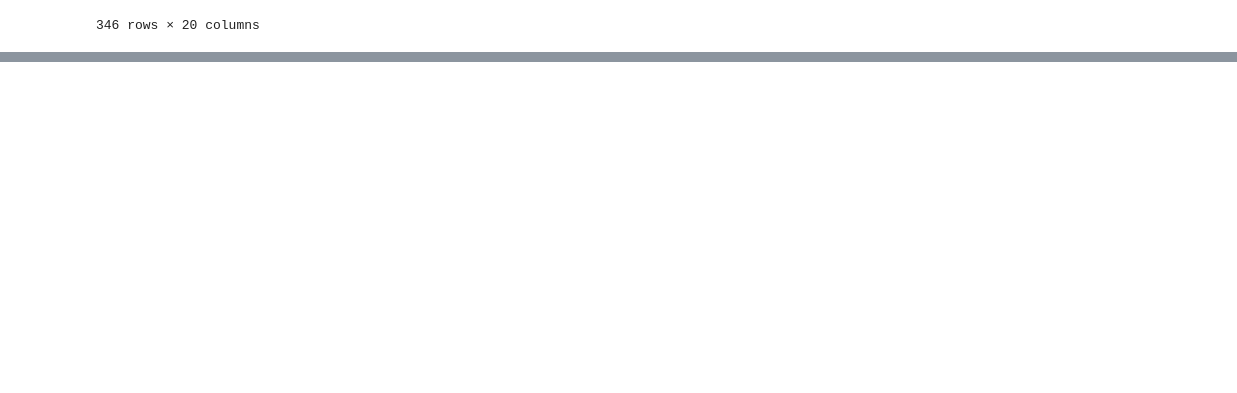
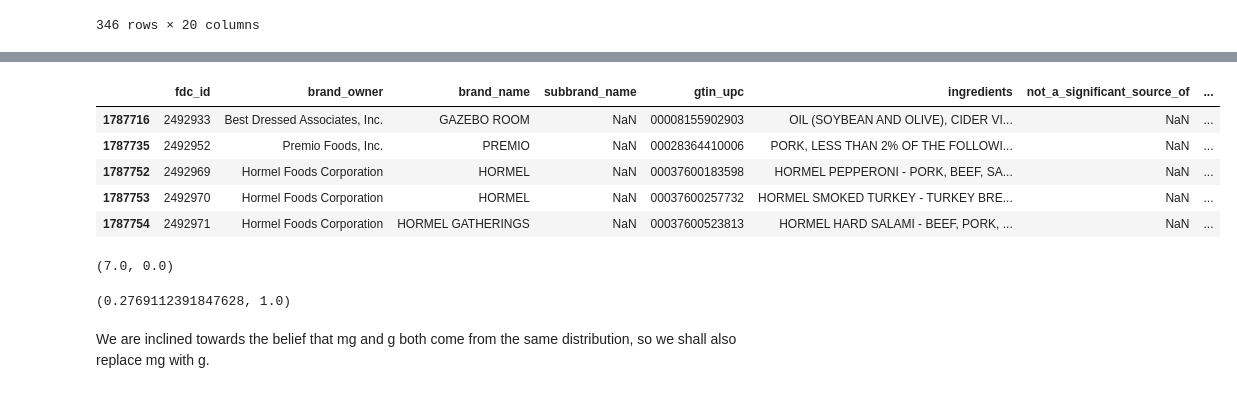
Before and after one commit to alexander-jensen/FDA-Data-Analysis, a Jupyter notebook: Branded Food Initial Data Analysis.ipynb, the cells around one changed output, grey strips where cells are left out. Drawn from its saved outputs; the diff is of its cells as text; code cells hidden in the pictures; blank space fills up the shorter version.

```diff
--- a/Branded Food Initial Data Analysis.ipynb
+++ b/Branded Food Initial Data Analysis.ipynb
@@ -207,2 +200,12 @@ g_foods[g_foods.serving_size >= 0.001].serving_size.apply(np.log).plot(kind='his
+# %%
+def remove_outlier(data, column):
+    # Returns a dataset without outlier rows in given column. Outliers are determined via IQR range.
+    data_stats = data[column].describe()
+    data_iqr = data_stats['75%'] - data_stats['25%']
+    data_lb = data_stats['25%'] - data_iqr * 1.5
+    data_ub = data_stats['75%'] + data_iqr * 1.5
+
+    new_data = data[(data[column] >= data_lb) & (data[column] <= data_ub)]
+    return new_data
 # %% [markdown]
 From many of the graphs, we can see that serving sizes above 600 are about rare. However, we can also possibly square root the graph to make it less receptive to outliers. A log transformation may not be possible as well, as some of the entries are 0, making log impossible. We will simply turn to the Box Plot method of removing outliers, where we consider anything above the 75% point (Q3) + 1.5 * (Q3 - Q1) to be an outlier, as well as anything below (Q1) - 1.5 * (Q3 - Q1).
@@ -449,0 +344,20 @@ perm_test('median', gm_foods, g_foods, 150, 'serving_size_unit', 'serving_size')
+# %%
+mg_foods_no_outlier = remove_outlier(mg_foods, 'serving_size')
+mg_foods_no_outlier.head()
+# %% [output]
+|  | fdc_id | brand_owner | brand_name | subbrand_name | gtin_upc | ingredients | not_a_significant_source_of | ... |
+| 1787716 | 2492933 | Best Dressed Associates, Inc. | GAZEBO ROOM | NaN | 00008155902903 | OIL (SOYBEAN AND OLIVE), CIDER VI... | NaN | ... |
+| 1787735 | 2492952 | Premio Foods, Inc. | PREMIO | NaN | 00028364410006 | PORK, LESS THAN 2% OF THE FOLLOWI... | NaN | ... |
+| 1787752 | 2492969 | Hormel Foods Corporation | HORMEL | NaN | 00037600183598 | HORMEL PEPPERONI - PORK, BEEF, SA... | NaN | ... |
+| 1787753 | 2492970 | Hormel Foods Corporation | HORMEL | NaN | 00037600257732 | HORMEL SMOKED TURKEY - TURKEY BRE... | NaN | ... |
+| 1787754 | 2492971 | Hormel Foods Corporation | HORMEL GATHERINGS | NaN | 00037600523813 | HORMEL HARD SALAMI - BEEF, PORK, ... | NaN | ... |
+# %%
+perm_test('median', g_foods, mg_foods, 5000, 'serving_size_unit', 'serving_size')
+# %% [output]
+(7.0, 0.0)
+# %%
+perm_test('mean', g_foods_no_outlier, mg_foods_no_outlier, 5000, 'serving_size_unit', 'serving_size')
+# %% [output]
+(0.2769112391847628, 1.0)
+# %% [markdown]
+We are inclined towards the belief that mg and g both come from the same distribution, so we shall also replace mg with g.
```
Also changed, not shown: parts of 63 cells of this notebook.
